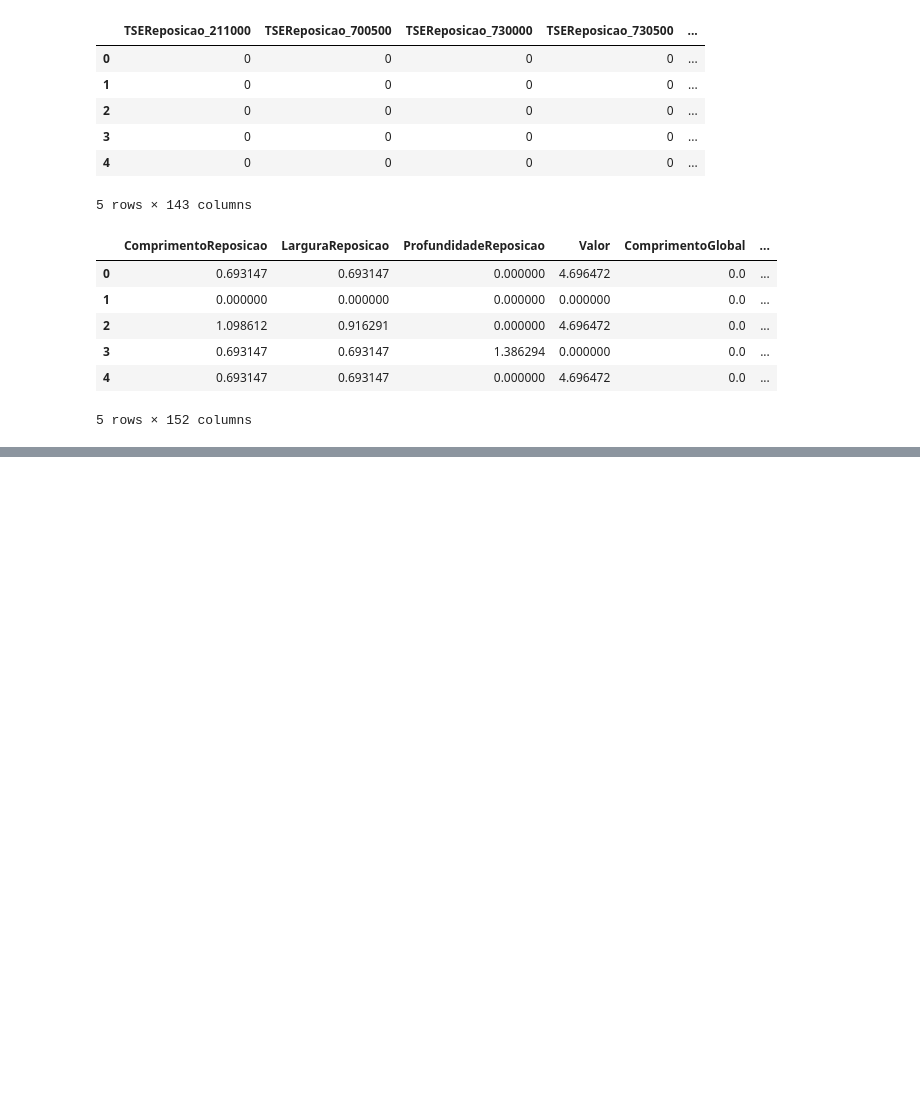
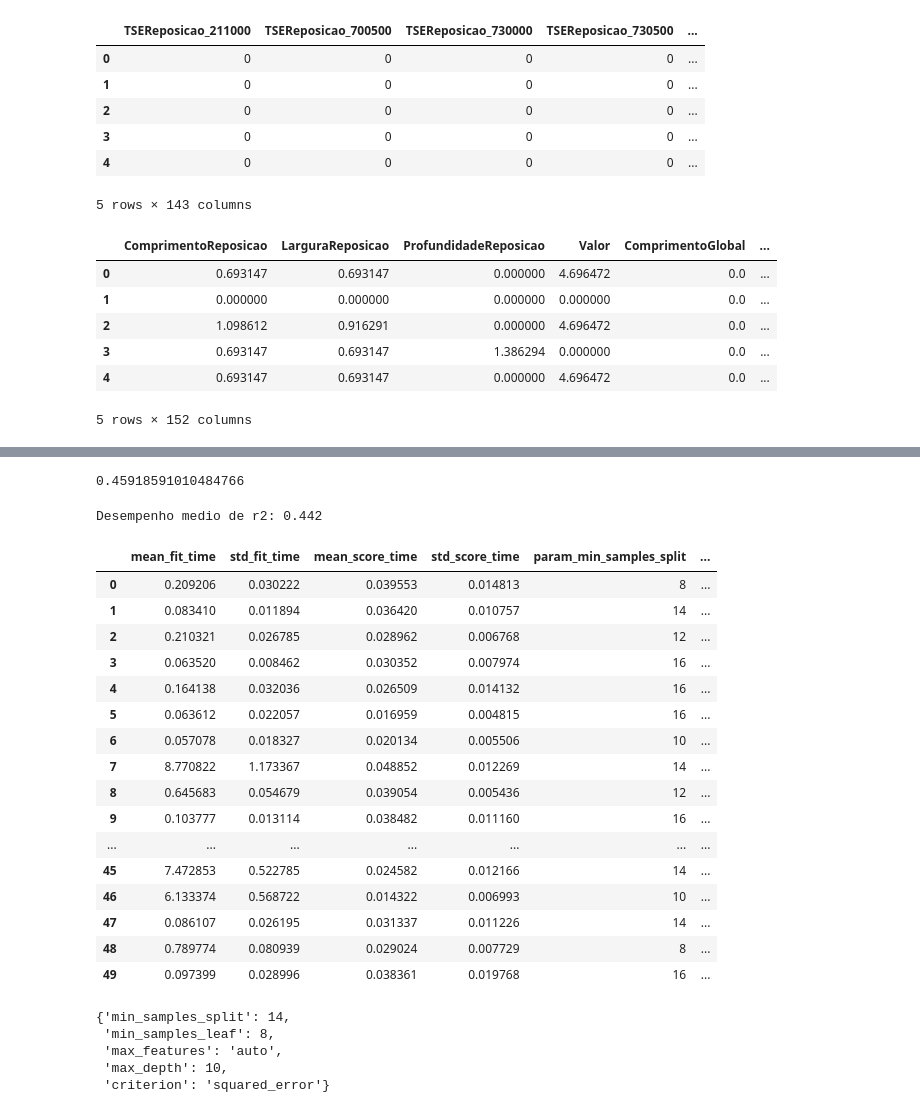
Before and after one commit to eeyamazaki/soebe, a Jupyter notebook: modelo_preditivo_soebe.ipynb, the cells around one changed output, grey strips where cells are left out. Cells and saved outputs as stored; diff of their text form; code cells hidden in the pictures; blank space fills up the shorter version.

```diff
--- a/modelo_preditivo_soebe.ipynb
+++ b/modelo_preditivo_soebe.ipynb
@@ -1177,0 +1235,78 @@ ValueError: ignored
+# %%
+# Coeficiente de determinacao:
+
+r2_rfr = r2_score(y_test, previsao_rfr)
+r2_rfr
+# %% [output]
+0.45918591010484766
+# %%
+# Otimizando a arvore de decisao:
+
+from sklearn.model_selection import KFold
+
+cv = KFold(n_splits = 5, shuffle=True)
+# %%
+# Cross validation
+
+from sklearn.model_selection import cross_val_score
+
+desempenho_cross_val_r2 = cross_val_score(estimator = dtr,
+                                          X = X_train,
+                                          y = y_train,
+                                          scoring = 'r2',
+                                          cv = cv)
+print('Desempenho medio de r2: {}'.format(round(desempenho_cross_val_r2.mean(), 3)))
+# %% [output]
+Desempenho medio de r2: 0.442
+# %%
+# Validacao com Random Search
+
+# Seleção de hiperparâmetros
+param_random_dt = {
+    'criterion': ['squared_error', 'absolute_error'],
+    'max_depth': [6, 8, 10, 12, 14, 16],
+    'min_samples_leaf': [6, 8, 10],
+    'min_samples_split': [8, 10, 12, 14, 16],
+    'max_features': ['sqrt', 'log2', 'auto'],
+}
+# %%
+from sklearn.model_selection import RandomizedSearchCV
+
+random_cv_dt = RandomizedSearchCV(
+    dtr,
+    param_random_dt,
+    n_iter=50,
+    cv=cv,
+    scoring='r2',
+    n_jobs=10
+)
+# %%
+randomcv_dtr = random_cv_dt.fit(X_train, y_train)
+pd.DataFrame(randomcv_dtr.cv_results_)
+# %% [output]
+|  | mean_fit_time | std_fit_time | mean_score_time | std_score_time | param_min_samples_split | ... |
+| 0 | 0.209206 | 0.030222 | 0.039553 | 0.014813 | 8 | ... |
+| 1 | 0.083410 | 0.011894 | 0.036420 | 0.010757 | 14 | ... |
+| 2 | 0.210321 | 0.026785 | 0.028962 | 0.006768 | 12 | ... |
+| 3 | 0.063520 | 0.008462 | 0.030352 | 0.007974 | 16 | ... |
+| 4 | 0.164138 | 0.032036 | 0.026509 | 0.014132 | 16 | ... |
+| 5 | 0.063612 | 0.022057 | 0.016959 | 0.004815 | 16 | ... |
+| 6 | 0.057078 | 0.018327 | 0.020134 | 0.005506 | 10 | ... |
+| 7 | 8.770822 | 1.173367 | 0.048852 | 0.012269 | 14 | ... |
+| 8 | 0.645683 | 0.054679 | 0.039054 | 0.005436 | 12 | ... |
+| 9 | 0.103777 | 0.013114 | 0.038482 | 0.011160 | 16 | ... |
+| ... | ... | ... | ... | ... | ... | ... |
+| 45 | 7.472853 | 0.522785 | 0.024582 | 0.012166 | 14 | ... |
+| 46 | 6.133374 | 0.568722 | 0.014322 | 0.006993 | 10 | ... |
+| 47 | 0.086107 | 0.026195 | 0.031337 | 0.011226 | 14 | ... |
+| 48 | 0.789774 | 0.080939 | 0.029024 | 0.007729 | 8 | ... |
+| 49 | 0.097399 | 0.028996 | 0.038361 | 0.019768 | 16 | ... |
+# %%
+#a melhor combinação
+randomcv_dtr.best_params_
+# %% [output]
+{'min_samples_split': 14,
+ 'min_samples_leaf': 8,
+ 'max_features': 'auto',
+ 'max_depth': 10,
+ 'criterion': 'squared_error'}
```
Also changed, not shown: parts of 27 cells of this notebook.
